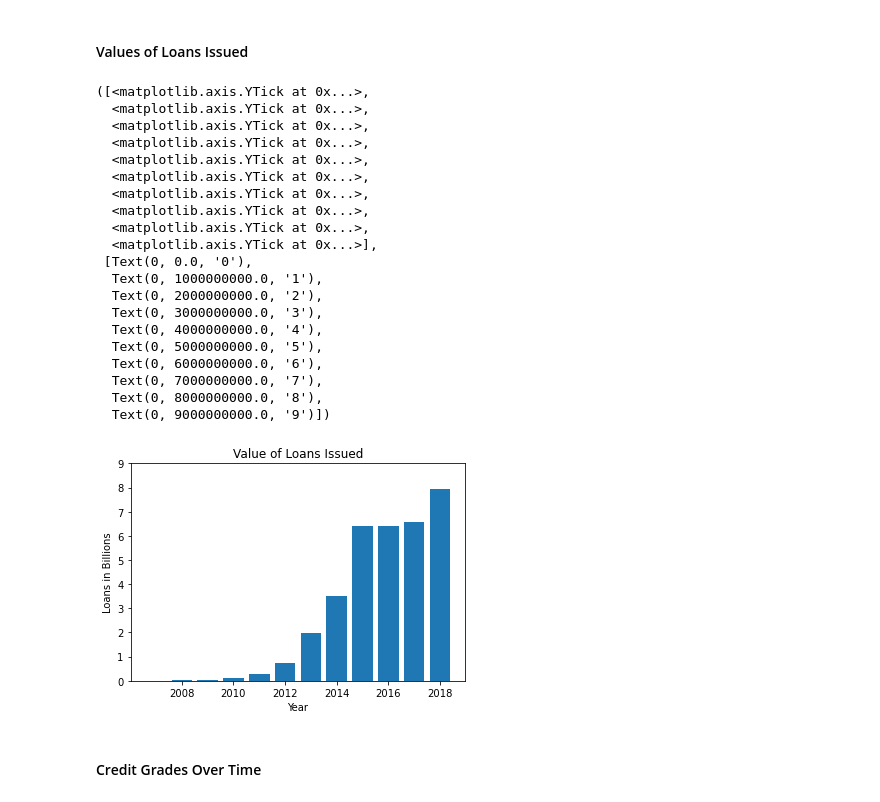
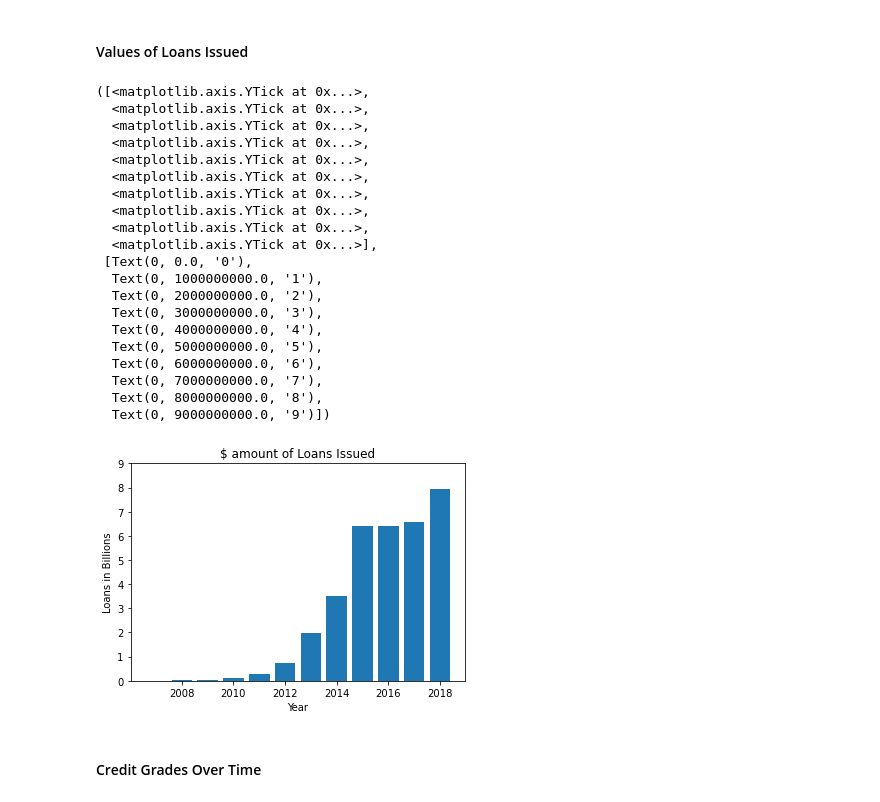
Before and after one commit to touyang219/LC_Capstone, a Jupyter notebook: Capstone.ipynb, the cells around one changed output. Cells and saved outputs as stored; diff of their text form; code cells hidden in the pictures.

```diff
--- a/Capstone.ipynb
+++ b/Capstone.ipynb
@@ -191,4 +182,4 @@ Name: issue_d, Length: 2260701, dtype: object
 # %%
 accepted['issue_d'] = pd.to_datetime(accepted['issue_d'])
 accepted['year'] = pd.DatetimeIndex(accepted['issue_d']).year
-accepted['year']
+accepted['year'] = accepted['year'].astype(int, errors='ignore')
@@ -234,35 +212,37 @@ loans_issued = accepted.groupby('issue_d')['loan_amnt'].sum().reset_index()
 loans_issued['issue_d'] = pd.DatetimeIndex(loans_issued['issue_d']).year
 loans_issued = loans_issued.groupby('issue_d').sum().reset_index()
 # %%
+sns.set_style('darkgrid')
+
 f, ax = plt.subplots()
-ax.bar(loans_issued.issue_d, loans_issued.loan_amnt)
+ax.bar(loans_issued['issue_d'], loans_issued['loan_amnt'])
 
 ax.set_ylabel('Loans in Billions')
 ax.set_xlabel("Year")
-ax.set_title("Value of Loans Issued")
+ax.set_title("$ amount of Loans Issued")
 plt.yticks(ax.get_yticks(), (ax.get_yticks() / 1000000000).astype(int))
 # %% [output]
 ([<matplotlib.axis.YTick at 0x...>,
   <matplotlib.axis.YTick at 0x...>,
   <matplotlib.axis.YTick at 0x...>,
   <matplotlib.axis.YTick at 0x...>,
   <matplotlib.axis.YTick at 0x...>,
   <matplotlib.axis.YTick at 0x...>,
   <matplotlib.axis.YTick at 0x...>,
   <matplotlib.axis.YTick at 0x...>,
   <matplotlib.axis.YTick at 0x...>,
   <matplotlib.axis.YTick at 0x...>],
  [Text(0, 0.0, '0'),
   Text(0, 1000000000.0, '1'),
   Text(0, 2000000000.0, '2'),
   Text(0, 3000000000.0, '3'),
   Text(0, 4000000000.0, '4'),
   Text(0, 5000000000.0, '5'),
   Text(0, 6000000000.0, '6'),
   Text(0, 7000000000.0, '7'),
   Text(0, 8000000000.0, '8'),
   Text(0, 9000000000.0, '9')])
-[figure, old version]
+[figure, new version]
 # %% [markdown]
 #### Credit Grades Over Time
 # %%
```
Also changed, not shown: parts of 10 cells of this notebook.
